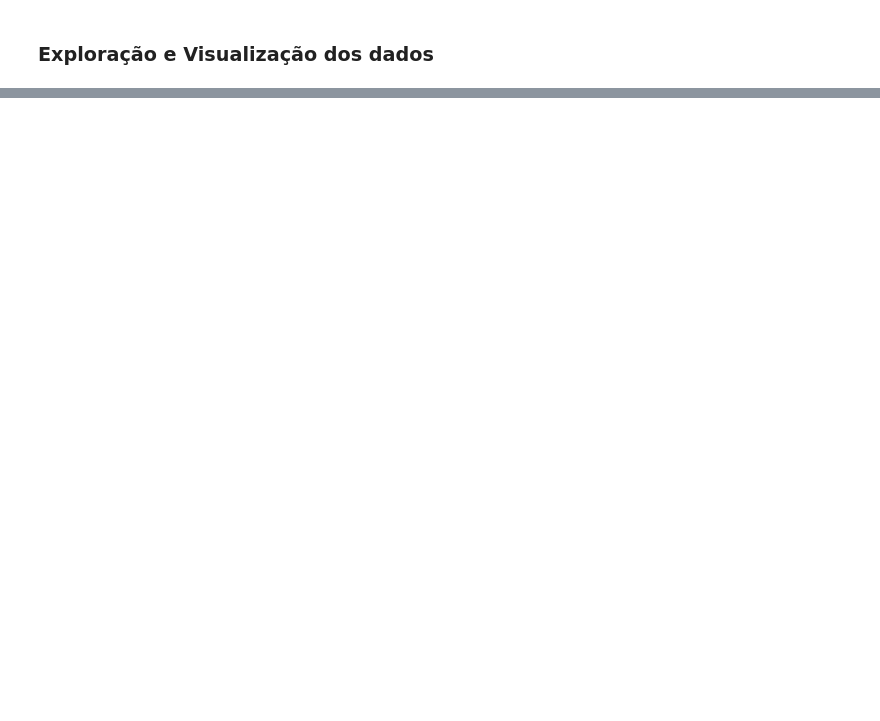
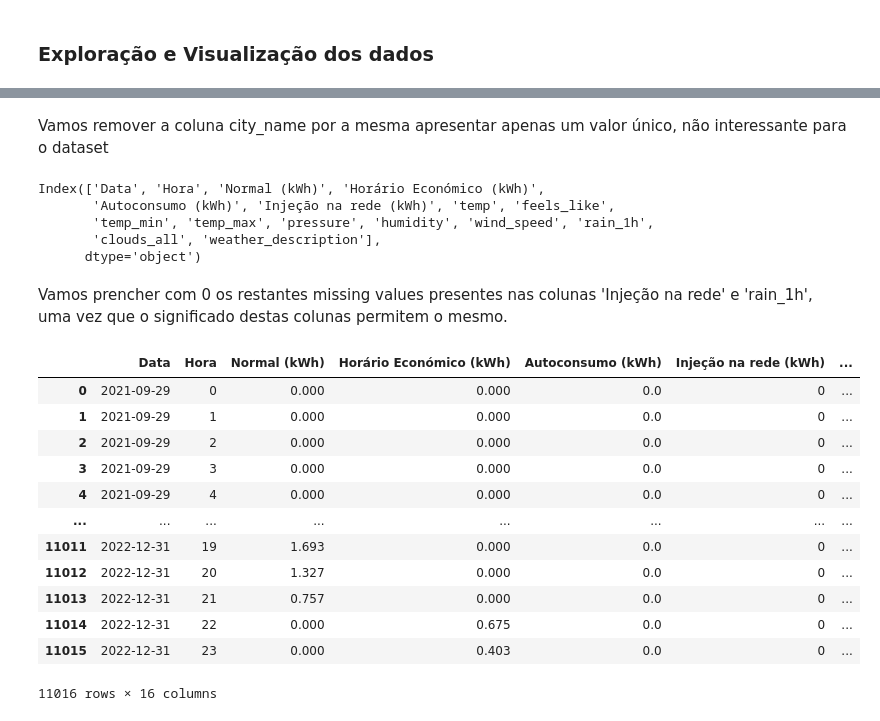
Before and after one commit to joaofaria19/DAA-Trabalho, a Jupyter notebook: competicao.ipynb, the cells around one changed output, grey strips where cells are left out. Saved outputs shown, nothing was run; the diff lists cells and outputs as text; code cells hidden in the pictures; blank space fills up the shorter version.

```diff
--- a/competicao.ipynb
+++ b/competicao.ipynb
@@ -108,0 +191,31 @@ dtype: int64
+# %% [markdown]
+Vamos remover a coluna city_name por a mesma apresentar apenas um valor único, não interessante para o dataset
+# %%
+em1.drop('city_name', axis=1, inplace=True)
+em1.columns
+# %% [output]
+Index(['Data', 'Hora', 'Normal (kWh)', 'Horário Económico (kWh)',
+       'Autoconsumo (kWh)', 'Injeção na rede (kWh)', 'temp', 'feels_like',
+       'temp_min', 'temp_max', 'pressure', 'humidity', 'wind_speed', 'rain_1h',
+       'clouds_all', 'weather_description'],
+      dtype='object')
+# %% [markdown]
+Vamos prencher com 0 os restantes missing values presentes nas colunas 'Injeção na rede' e 'rain_1h', uma vez que o significado destas colunas permitem o mesmo.
+# %%
+em1['rain_1h'].fillna(0.0,inplace=True)
+em1['Injeção na rede (kWh)'].fillna(0,inplace=True)
+em1
+# %% [output]
+|  | Data | Hora | Normal (kWh) | Horário Económico (kWh) | Autoconsumo (kWh) | Injeção na rede (kWh) | ... |
+| 0 | 2021-09-29 | 0 | 0.000 | 0.000 | 0.0 | 0 | ... |
+| 1 | 2021-09-29 | 1 | 0.000 | 0.000 | 0.0 | 0 | ... |
+| 2 | 2021-09-29 | 2 | 0.000 | 0.000 | 0.0 | 0 | ... |
+| 3 | 2021-09-29 | 3 | 0.000 | 0.000 | 0.0 | 0 | ... |
+| 4 | 2021-09-29 | 4 | 0.000 | 0.000 | 0.0 | 0 | ... |
+| ... | ... | ... | ... | ... | ... | ... | ... |
+| 11011 | 2022-12-31 | 19 | 1.693 | 0.000 | 0.0 | 0 | ... |
+| 11012 | 2022-12-31 | 20 | 1.327 | 0.000 | 0.0 | 0 | ... |
+| 11013 | 2022-12-31 | 21 | 0.757 | 0.000 | 0.0 | 0 | ... |
+| 11014 | 2022-12-31 | 22 | 0.000 | 0.675 | 0.0 | 0 | ... |
+| 11015 | 2022-12-31 | 23 | 0.000 | 0.403 | 0.0 | 0 | ... |
+11016 rows × 16 columns
```
Also changed, not shown: parts of 18 cells of this notebook, 3 other files.
